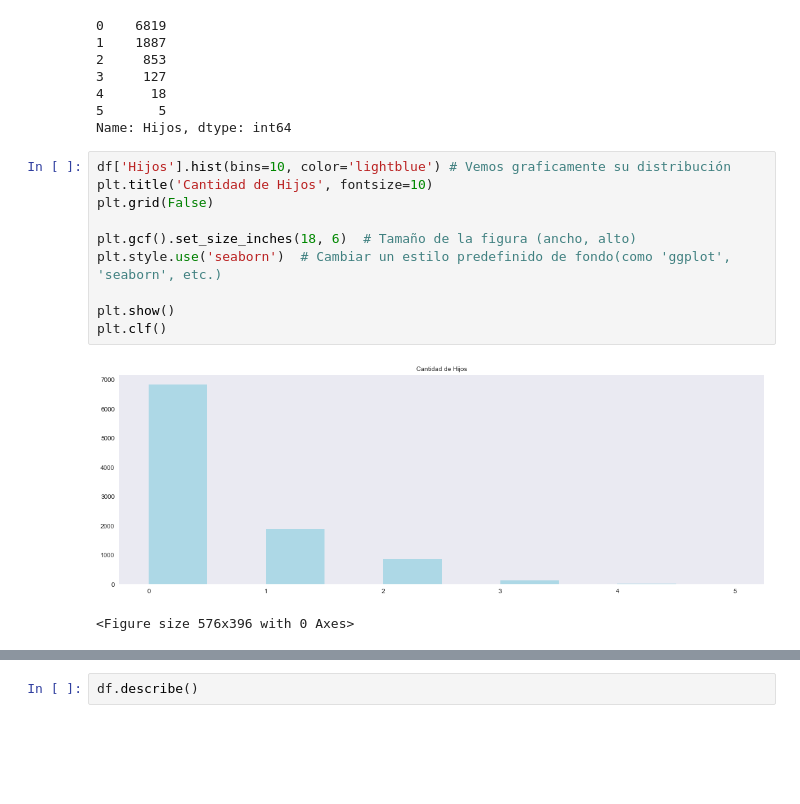
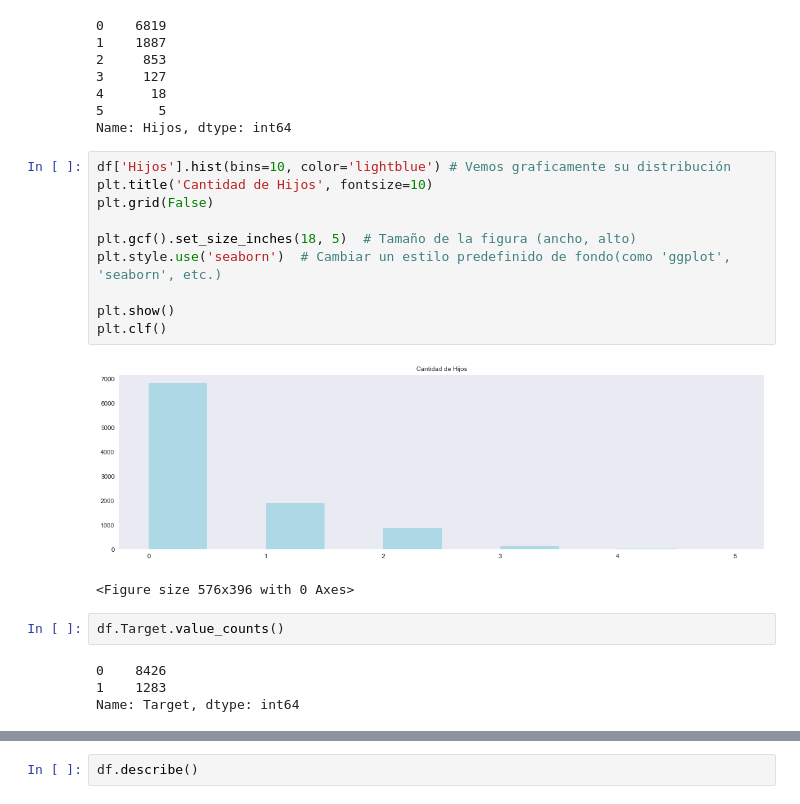
Before and after one commit to NestorDiazDataSC/Analisis_de_Datos, a Jupyter notebook: Credit_Card/CreditCard.ipynb, the cells around one changed output, grey strips where cells are left out. Saved outputs shown, nothing was run; the diff lists cells and outputs as text; blank space fills up the shorter version.

```diff
--- a/Credit_Card/CreditCard.ipynb
+++ b/Credit_Card/CreditCard.ipynb
@@ -192,13 +192,19 @@ Name: Hijos, dtype: int64
 # %%
 df['Hijos'].hist(bins=10, color='lightblue') # Vemos graficamente su distribución
 plt.title('Cantidad de Hijos', fontsize=10)
 plt.grid(False)
 
-plt.gcf().set_size_inches(18, 6)  # Tamaño de la figura (ancho, alto)
+plt.gcf().set_size_inches(18, 5)  # Tamaño de la figura (ancho, alto)
 plt.style.use('seaborn')  # Cambiar un estilo predefinido de fondo(como 'ggplot', 'seaborn', etc.)
 
 plt.show()
 plt.clf()
 # %% [output]
-[figure, old version]
+[figure, new version]
 <Figure size 576x396 with 0 Axes>
+# %%
+df.Target.value_counts()
+# %% [output]
+0    8426
+1    1283
+Name: Target, dtype: int64
```
Also changed, not shown: parts of 62 cells of this notebook.
